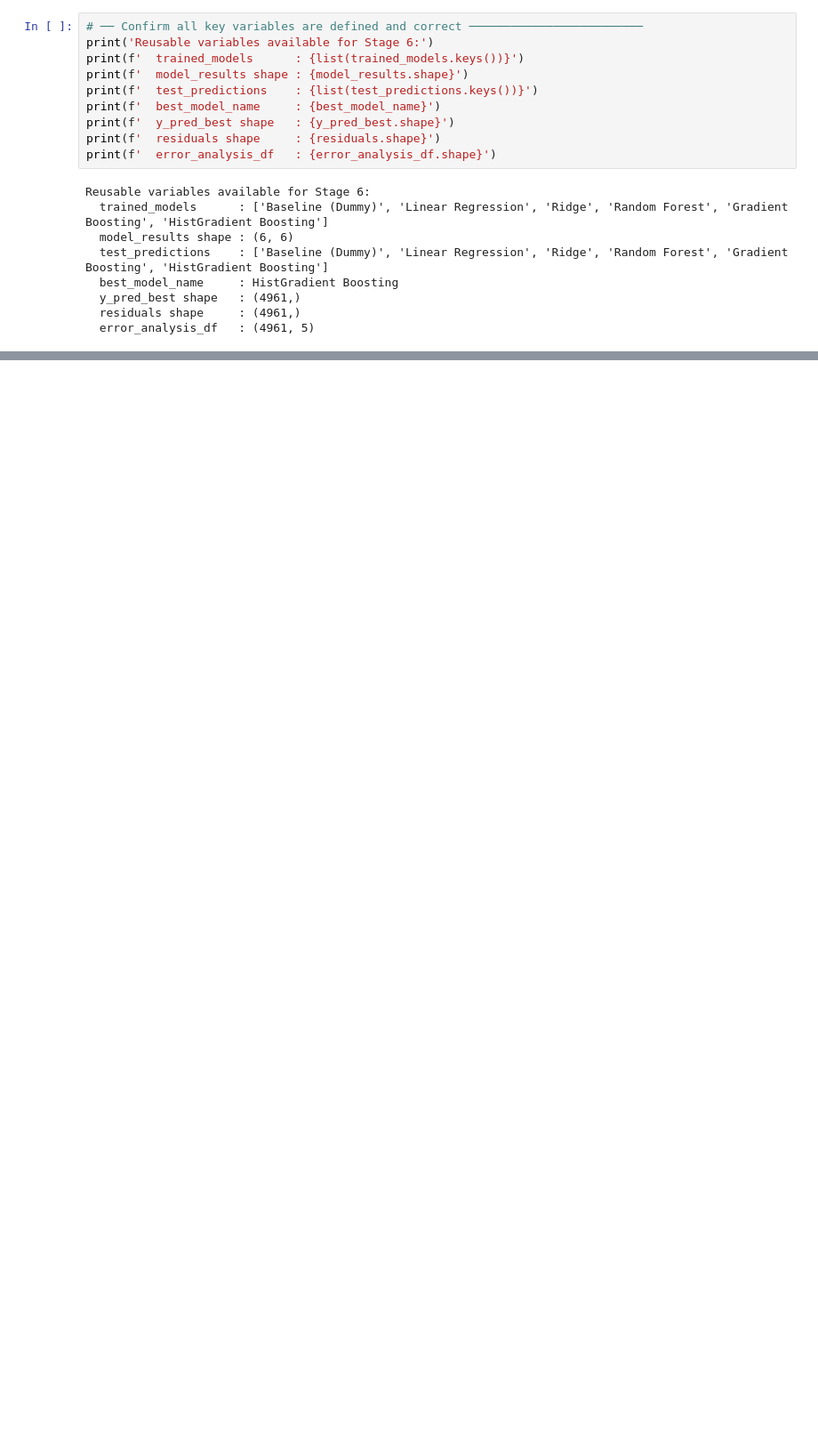
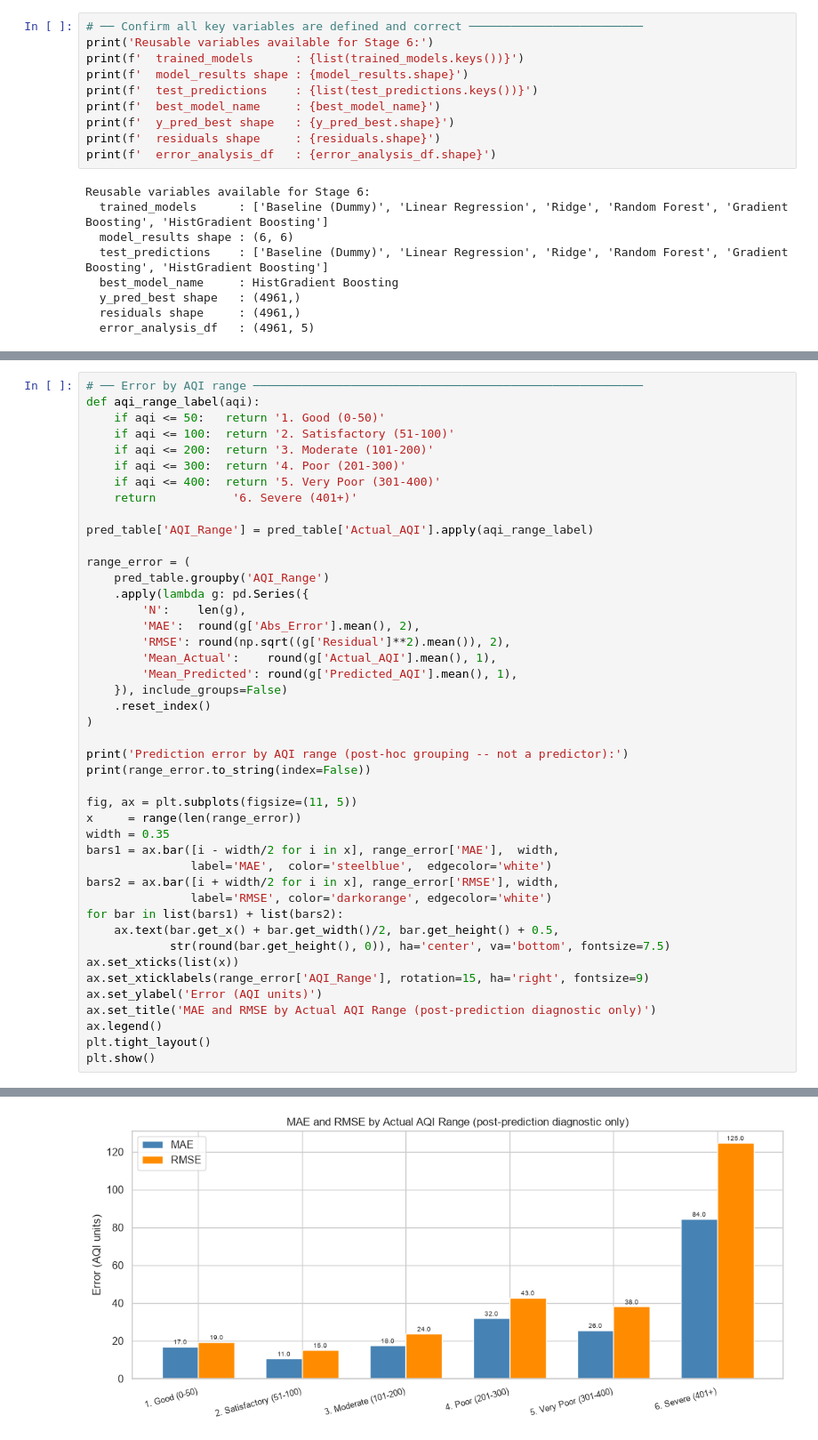
Before and after one commit to jaikishan1234/air-quality-analytics, a Jupyter notebook: notebooks/JaikishanNayak_AirQualityAnalytics.ipynb, the cells around one changed output, grey strips where cells are left out. Shown at 89% size. Drawn from its saved outputs; the diff is of its cells as text; blank space fills up the shorter version.

```diff
--- a/notebooks/JaikishanNayak_AirQualityAnalytics.ipynb
+++ b/notebooks/JaikishanNayak_AirQualityAnalytics.ipynb
@@ -2670,0 +2898,45 @@ Reusable variables available for Stage 6:
+# %%
+# ── Error by AQI range ────────────────────────────────────────────────────────
+def aqi_range_label(aqi):
+    if aqi <= 50:   return '1. Good (0-50)'
+    if aqi <= 100:  return '2. Satisfactory (51-100)'
+    if aqi <= 200:  return '3. Moderate (101-200)'
+    if aqi <= 300:  return '4. Poor (201-300)'
+    if aqi <= 400:  return '5. Very Poor (301-400)'
+    return           '6. Severe (401+)'
+
+pred_table['AQI_Range'] = pred_table['Actual_AQI'].apply(aqi_range_label)
+
+range_error = (
+    pred_table.groupby('AQI_Range')
+    .apply(lambda g: pd.Series({
+        'N':    len(g),
+        'MAE':  round(g['Abs_Error'].mean(), 2),
+        'RMSE': round(np.sqrt((g['Residual']**2).mean()), 2),
+        'Mean_Actual':    round(g['Actual_AQI'].mean(), 1),
+        'Mean_Predicted': round(g['Predicted_AQI'].mean(), 1),
+    }), include_groups=False)
+    .reset_index()
+)
+
+print('Prediction error by AQI range (post-hoc grouping -- not a predictor):')
+print(range_error.to_string(index=False))
+
+fig, ax = plt.subplots(figsize=(11, 5))
+x     = range(len(range_error))
+width = 0.35
+bars1 = ax.bar([i - width/2 for i in x], range_error['MAE'],  width,
+               label='MAE',  color='steelblue',  edgecolor='white')
+bars2 = ax.bar([i + width/2 for i in x], range_error['RMSE'], width,
+               label='RMSE', color='darkorange', edgecolor='white')
+for bar in list(bars1) + list(bars2):
+    ax.text(bar.get_x() + bar.get_width()/2, bar.get_height() + 0.5,
+            str(round(bar.get_height(), 0)), ha='center', va='bottom', fontsize=7.5)
+ax.set_xticks(list(x))
+ax.set_xticklabels(range_error['AQI_Range'], rotation=15, ha='right', fontsize=9)
+ax.set_ylabel('Error (AQI units)')
+ax.set_title('MAE and RMSE by Actual AQI Range (post-prediction diagnostic only)')
+ax.legend()
+plt.tight_layout()
+plt.show()
+# %% [output]
@@ -2670,0 +2951 @@ Reusable variables available for Stage 6:
+[figure, added]
```
Also changed, not shown: parts of 30 cells of this notebook, 6 other files.
